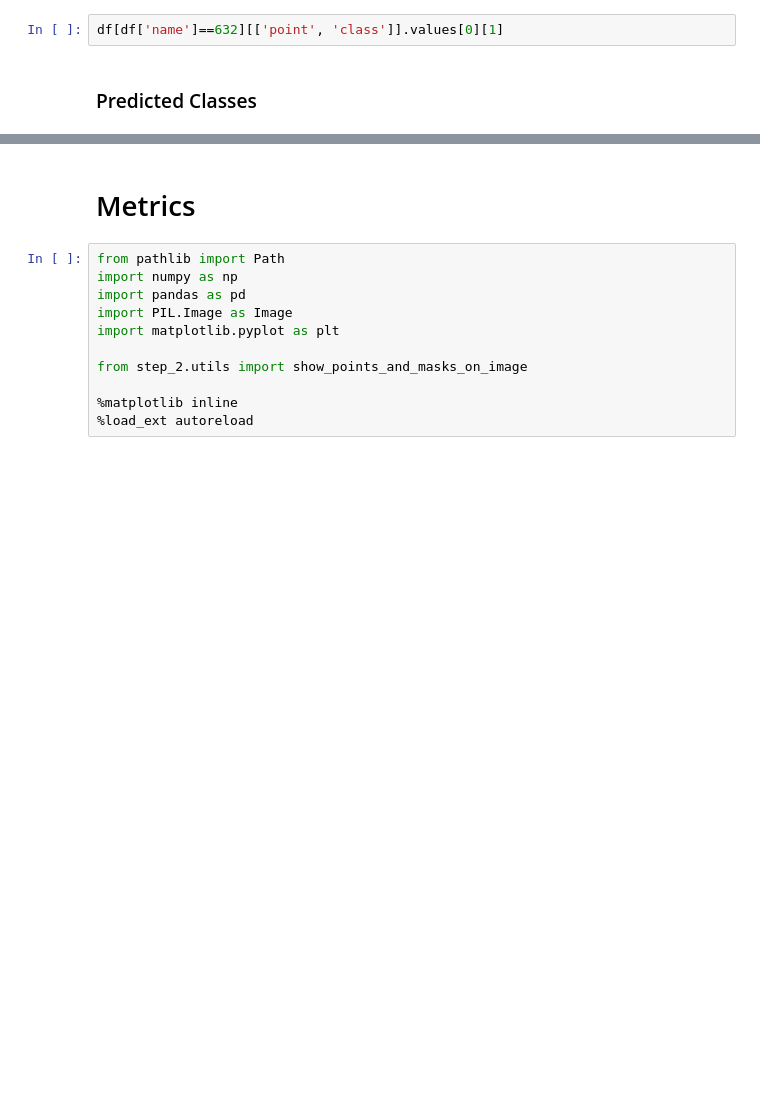
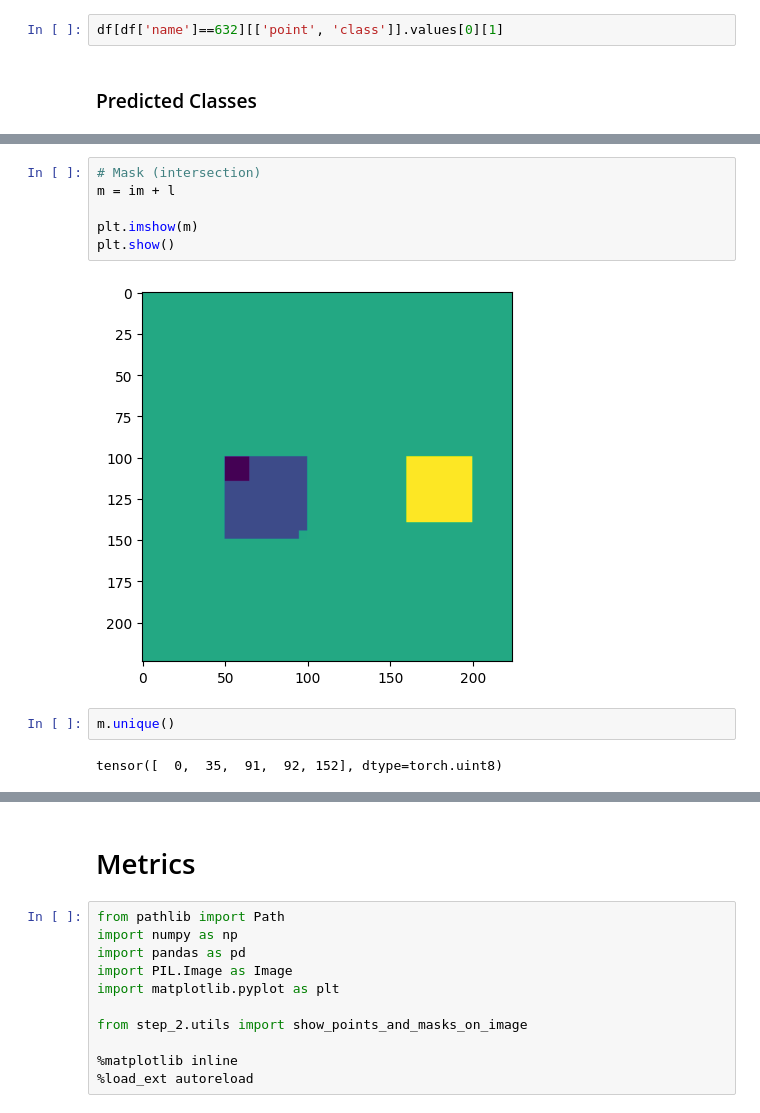
Before and after one commit to simoneangarano/BenchSAM, a Jupyter notebook: COCO_Test.ipynb, the cells around one changed output, grey strips where cells are left out. Drawn from its saved outputs; the diff is of its cells as text; blank space fills up the shorter version.

```diff
--- a/COCO_Test.ipynb
+++ b/COCO_Test.ipynb
@@ -399,0 +310,12 @@ cl = get_pred_classes(i_pred, y_true) # mask, label
+# %%
+# Mask (intersection)
+m = im + l
+
+plt.imshow(m)
+plt.show()
+# %% [output]
+[figure, added]
+# %%
+m.unique()
+# %% [output]
+tensor([  0,  35,  91,  92, 152], dtype=torch.uint8)
```
Also changed, not shown: parts of 42 cells of this notebook, 13 other files.
